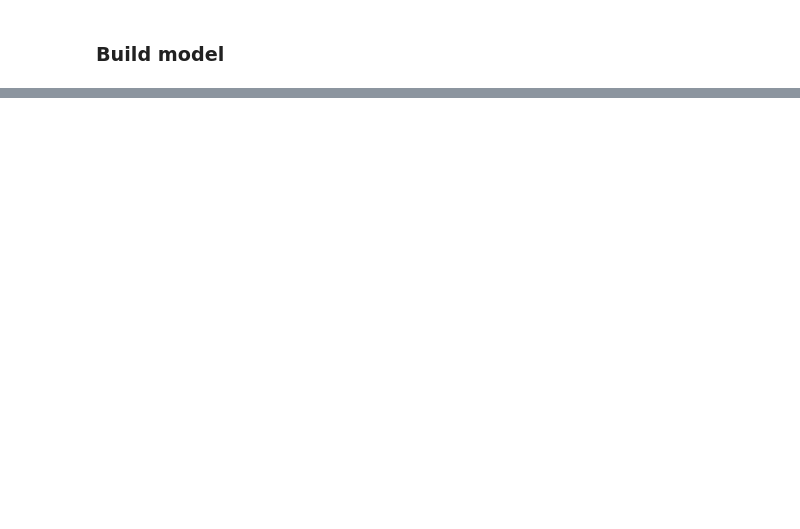
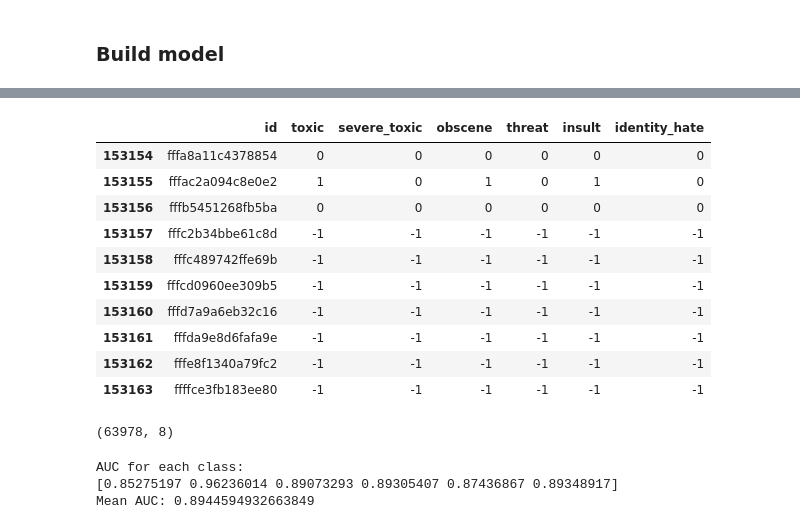
Before and after one commit to augzal/Toxic_Comment_Classifier, a Jupyter notebook: exploratory_analysis.ipynb, the cells around one changed output, grey strips where cells are left out. Saved outputs shown, nothing was run; the diff lists cells and outputs as text; code cells hidden in the pictures; blank space fills up the shorter version.

```diff
--- a/exploratory_analysis.ipynb
+++ b/exploratory_analysis.ipynb
@@ -160,0 +374,6 @@ NameError: name 'Sequential' is not defined
+# %%
+# Read data
+X_test = pd.read_csv('data/test.csv')
+y_test = pd.read_csv('data/test_labels.csv')
+
+X_test.head()
@@ -160,0 +387,22 @@ NameError: name 'Sequential' is not defined
+# %%
+# Points with value of -1 were not used for evaluation
+y_test.tail(10)
+# %% [output]
+|  | id | toxic | severe_toxic | obscene | threat | insult | identity_hate |
+| 153154 | fffa8a11c4378854 | 0 | 0 | 0 | 0 | 0 | 0 |
+| 153155 | fffac2a094c8e0e2 | 1 | 0 | 1 | 0 | 1 | 0 |
+| 153156 | fffb5451268fb5ba | 0 | 0 | 0 | 0 | 0 | 0 |
+| 153157 | fffc2b34bbe61c8d | -1 | -1 | -1 | -1 | -1 | -1 |
+| 153158 | fffc489742ffe69b | -1 | -1 | -1 | -1 | -1 | -1 |
+| 153159 | fffcd0960ee309b5 | -1 | -1 | -1 | -1 | -1 | -1 |
+| 153160 | fffd7a9a6eb32c16 | -1 | -1 | -1 | -1 | -1 | -1 |
+| 153161 | fffda9e8d6fafa9e | -1 | -1 | -1 | -1 | -1 | -1 |
+| 153162 | fffe8f1340a79fc2 | -1 | -1 | -1 | -1 | -1 | -1 |
+| 153163 | ffffce3fb183ee80 | -1 | -1 | -1 | -1 | -1 | -1 |
+# %%
+# join comments with labels and remove rows where labels are '-1'
+test_df = X_test.merge(y_test, on='id')
+test_df_filtered = test_df[test_df['toxic'] != -1]
+test_df_filtered.shape
+# %% [output]
+(63978, 8)
@@ -160,0 +421,7 @@ NameError: name 'Sequential' is not defined
+# %%
+# Evaluate
+eval_auc(y_test_filtered, pred_test)
+# %% [output]
+AUC for each class:
+[0.85275197 0.96236014 0.89073293 0.89305407 0.87436867 0.89348917]
+Mean AUC: 0.8944594932663849
```
Also changed, not shown: parts of 39 cells of this notebook.
